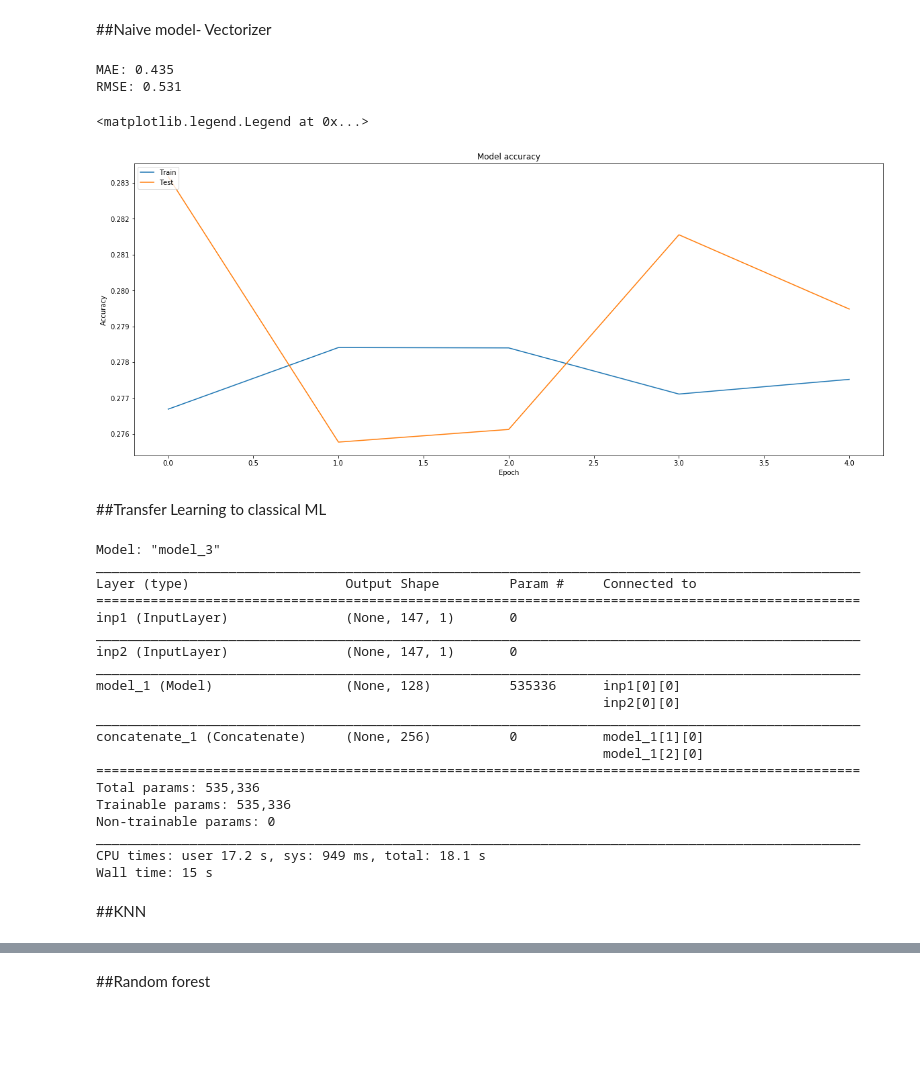
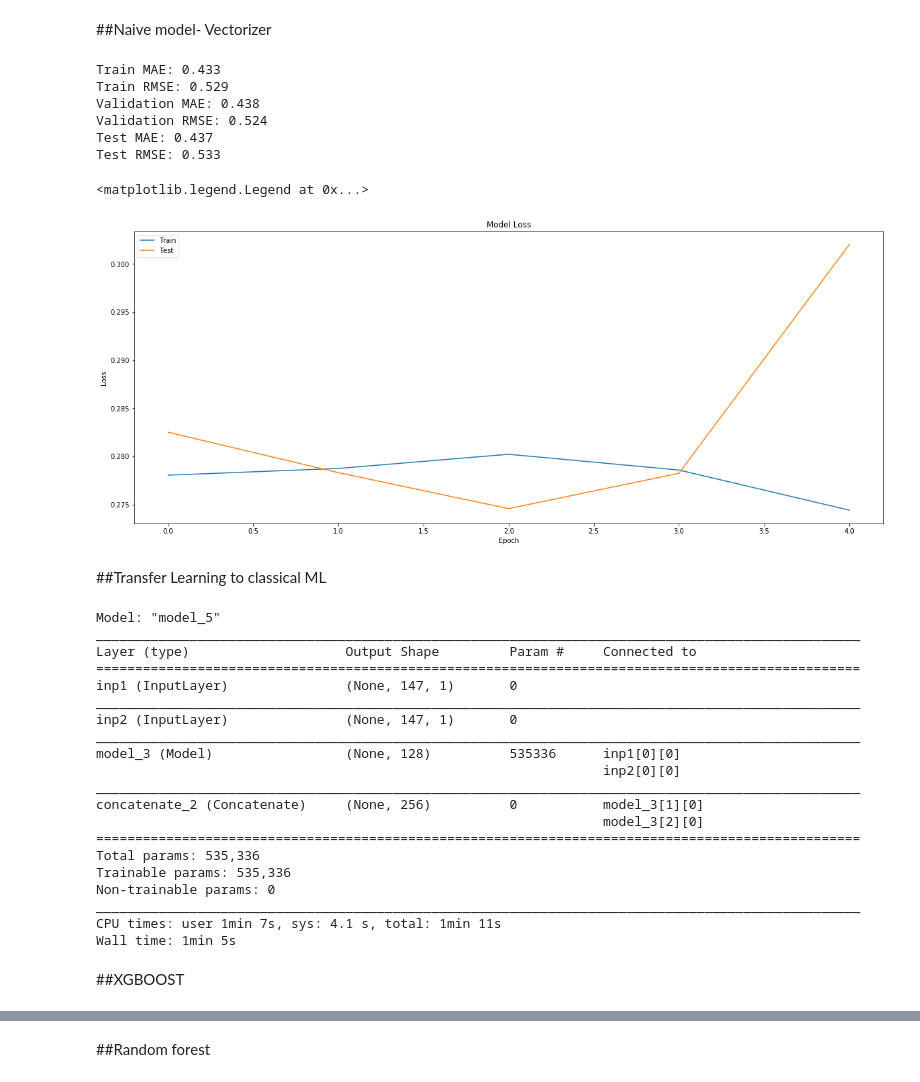
Before and after one commit to EZ6990/DeepLearning, a Jupyter notebook: KaggleHomeDepot.ipynb, the cells around one changed output, grey strips where cells are left out. Saved outputs shown, nothing was run; the diff lists cells and outputs as text; code cells hidden in the pictures; blank space fills up the shorter version.

```diff
--- a/KaggleHomeDepot.ipynb
+++ b/KaggleHomeDepot.ipynb
@@ -308,12 +357,16 @@ def get_title(X):
 
 Naive_X = []
 Naive_Y = []
+Naive_X_Test = []
+Naive_Y_Test = []
 
 for index,row in train.iterrows():
   Naive_Y.append(row['relevance'])
   Naive_X.append([''.join(list(row['search_term'])),''.join(list(row['product_title']))])
 
-X_naive_train,X_naive_test,y_naive_train,y_naive_test = train_test_split(Naive_X,Naive_Y,test_size=0.2)
+for index,row in test.iterrows():
+  Naive_Y_Test.append(row['relevance'])
+  Naive_X_Test.append([''.join(list(row['search_term'])),''.join(list(row['product_title']))])
 
 pipeline = Pipeline(
     [
@@ -341,29 +394,39 @@ pipeline = Pipeline(
      ('clf', LinearRegression()),
     ]
 )
-naive_model = cross_validate(pipeline, X_naive_train, y_naive_train, cv=5,return_estimator=True,return_train_score=True,scoring='neg_mean_squared_error')
-best_estimator = np.argmax(naive_model['test_score'])
-predictions = naive_model['estimator'][best_estimator].predict(X_naive_test)
-mae = np.absolute((np.array(y_naive_test)-np.array(predictions))).mean()
+naive_model = cross_validate(pipeline, Naive_X, Naive_Y, cv=5,
+                             return_estimator=True,return_train_score=True,
+                             scoring=['neg_mean_squared_error','neg_root_mean_squared_error','neg_mean_absolute_error'])
+best_estimator = np.argmax(naive_model['test_neg_mean_squared_error'])
+predictions = naive_model['estimator'][best_estimator].predict(Naive_X_Test)
 
+mae = np.absolute((np.array(Naive_Y_Test)-np.array(predictions))).mean()
+r_rmse = math.sqrt(((np.array(Naive_Y_Test)-np.array(predictions))**2).mean())
 
-rmse = math.sqrt(((np.array(y_naive_test)-np.array(predictions))**2).mean())
-print("MAE: %.3f" %mae)
-print("RMSE: %.3f" %rmse)
+print("Train MAE: %.3f" %-naive_model['train_neg_mean_absolute_error'][best_estimator])
+print("Train RMSE: %.3f" %-naive_model['train_neg_root_mean_squared_error'][best_estimator])
+print("Validation MAE: %.3f" %-naive_model['test_neg_mean_absolute_error'][best_estimator])
+print("Validation RMSE: %.3f" %-naive_model['test_neg_root_mean_squared_error'][best_estimator])
+print("Test MAE: %.3f" %mae)
+print("Test RMSE: %.3f" %r_rmse)
 # %% [output]
-MAE: 0.435
-RMSE: 0.531
+Train MAE: 0.433
+Train RMSE: 0.529
+Validation MAE: 0.438
+Validation RMSE: 0.524
+Test MAE: 0.437
+Test RMSE: 0.533
 # %%
 fig, ax = plt.subplots(1,1,figsize=(20,8))
-ax.plot(-naive_model['train_score'])
-ax.plot(-naive_model['test_score'])
+ax.plot(-naive_model['train_neg_mean_squared_error'])
+ax.plot(-naive_model['test_neg_mean_squared_error'])
 ax.set_title('Model Loss')
 ax.set_ylabel('Loss')
 ax.set_xlabel('Epoch')
 ax.legend(['Train', 'Test'], loc='upper left')
 # %% [output]
 <matplotlib.legend.Legend at 0x...>
-[figure, old version]
+[figure, new version]
 # %% [markdown]
 ##Transfer Learning to classical ML
 # %%
@@ -374,10 +437,10 @@ siames_model_ML.compile(loss='mse',optimizer='SGD')
 siames_model_ML.summary()
 
 
-ml_predictions_train = siames_model_ML.predict([X1_train,X2_train])
-ml_predictions_test = siames_model_ML.predict([X1_test,X2_test])
+ml_predictions_train = siames_model_ML.predict([X1,X2])
+ml_predictions_test = siames_model_ML.predict([X1_RTest,X2_RTest])
 # %% [output]
-Model: "model_3"
+Model: "model_5"
 __________________________________________________________________________________________________
 Layer (type)                    Output Shape         Param #     Connected to
 ==================================================================================================
@@ -385,19 +448,19 @@ inp1 (InputLayer)               (None, 147, 1)       0
 __________________________________________________________________________________________________
 inp2 (InputLayer)               (None, 147, 1)       0
 __________________________________________________________________________________________________
-model_1 (Model)                 (None, 128)          535336      inp1[0][0]
+model_3 (Model)                 (None, 128)          535336      inp1[0][0]
                                                                  inp2[0][0]
 __________________________________________________________________________________________________
-concatenate_1 (Concatenate)     (None, 256)          0           model_1[1][0]
-                                                                 model_1[2][0]
+concatenate_2 (Concatenate)     (None, 256)          0           model_3[1][0]
+                                                                 model_3[2][0]
 ==================================================================================================
 Total params: 535,336
 Trainable params: 535,336
 Non-trainable params: 0
 __________________________________________________________________________________________________
-CPU times: user 17.2 s, sys: 949 ms, total: 18.1 s
-Wall time: 15 s
+CPU times: user 1min 7s, sys: 4.1 s, total: 1min 11s
+Wall time: 1min 5s
 # %% [markdown]
-##KNN
+##XGBOOST
 # %%
 %%time
```
Also changed, not shown: parts of 27 cells of this notebook.
